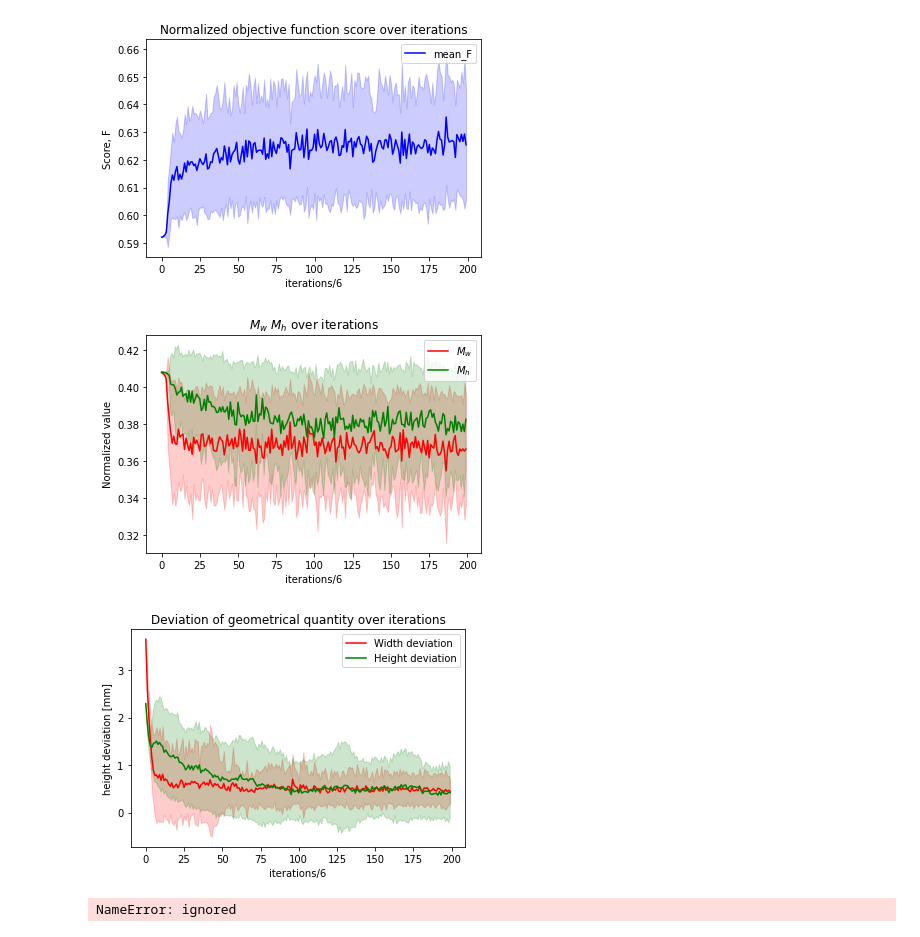
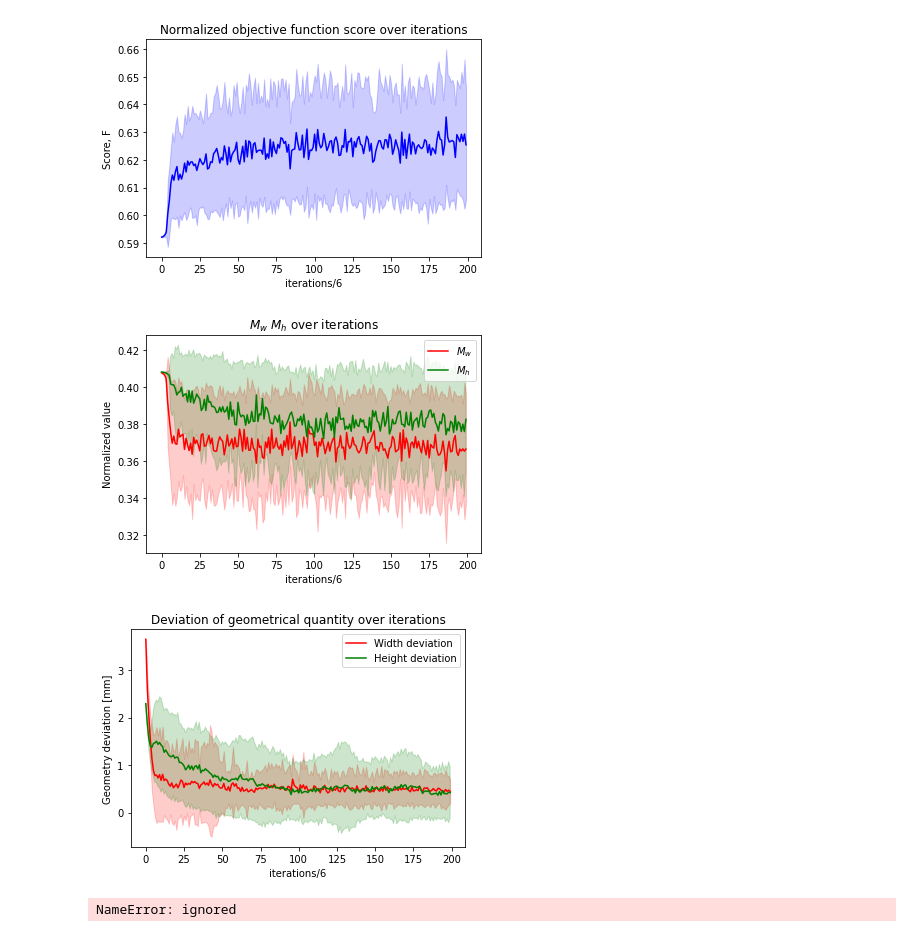
Before and after one commit to kwak9601/Qlearning_OpenAI, a Jupyter notebook: policy_gradient_new_graphs.ipynb, the cells around one changed output. Cells and saved outputs as stored; diff of their text form; code cells hidden in the pictures.

```diff
--- a/policy_gradient_new_graphs.ipynb
+++ b/policy_gradient_new_graphs.ipynb
@@ -403,12 +403,10 @@ avg_plot_dev_h_mean = np.mean(avg_plot_dev_h, axis=0)
 avg_plot_dev_h_std = np.std(avg_plot_dev_h, axis=0)
 
 # Plotting
-plt.plot(x, avg_plot_F_mean, 'b-', label='mean_F')
+plt.plot(x, avg_plot_F_mean, 'b-', label='Score, F')
 plt.fill_between(x, avg_plot_F_mean - avg_plot_F_std, avg_plot_F_mean + avg_plot_F_std, color='b', alpha=0.2)
 plt.title('Normalized objective function score over iterations')
 plt.ylabel('Score, F')
-
-plt.legend(loc="upper right")
 
 plt.xlabel('iterations/' + str(policy_num_of_sets))
 
@@ -434,40 +432,40 @@ plt.xlabel('iterations/' + str(policy_num_of_sets))
 plt.fill_between(x, avg_plot_dev_w_mean - avg_plot_dev_w_std, avg_plot_dev_w_mean + avg_plot_dev_w_std, color='r', alpha=0.2)
 
 plt.plot(x, avg_plot_dev_h_mean, 'g-', label='Height deviation')
-plt.ylabel('height deviation [mm]')
+plt.ylabel('Geometry deviation [mm]')
 plt.fill_between(x, avg_plot_dev_h_mean - avg_plot_dev_h_std, avg_plot_dev_h_mean + avg_plot_dev_h_std, color='gb', alpha=0.2)
 plt.title('Deviation of geometrical quantity over iterations')
 plt.legend(loc="upper right")
 
 plt.show()
 
 
 #Below outdated
 
 
 # # avg_plot_F[run] = list_for_plot_F
 # # print(len(avg_plot_F))
 # # plt.plot(avg_plot_F[0])
 # # plt.show()
 
 # avg_plot_M1[run] = list_for_plot_M1
 # avg_plot_M2[run] = list_for_plot_M2
 
 # avg_plot_dev_w[run] = list_for_plot_dev_w
 # avg_plot_dev_h[run] = list_for_plot_dev_h
 # run += 1
 # print("run count: ", run)
 
 # #this averaging only works if data length are equal.
 # a = [mean((x for x in xs if x is not None)) for xs in itertools.zip_longest(*avg_plot_F)]
 # b = [mean((x for x in xs if x is not None)) for xs in itertools.zip_longest(*avg_plot_M1)]
 # c = [mean((x for x in xs if x is not None)) for xs in itertools.zip_longest(*avg_plot_M2)]
 # d = [mean((x for x in xs if x is not None)) for xs in itertools.zip_longest(*avg_plot_dev_w)]
 # e = [mean((x for x in xs if x is not None)) for xs in itertools.zip_longest(*avg_plot_dev_h)]
 # %% [output]
-[figure, old version]
+[figure, new version]
 [figure]
-[figure, old version]
+[figure, new version]
 # %%
 print(len(a))
 plt.plot(a)
```
